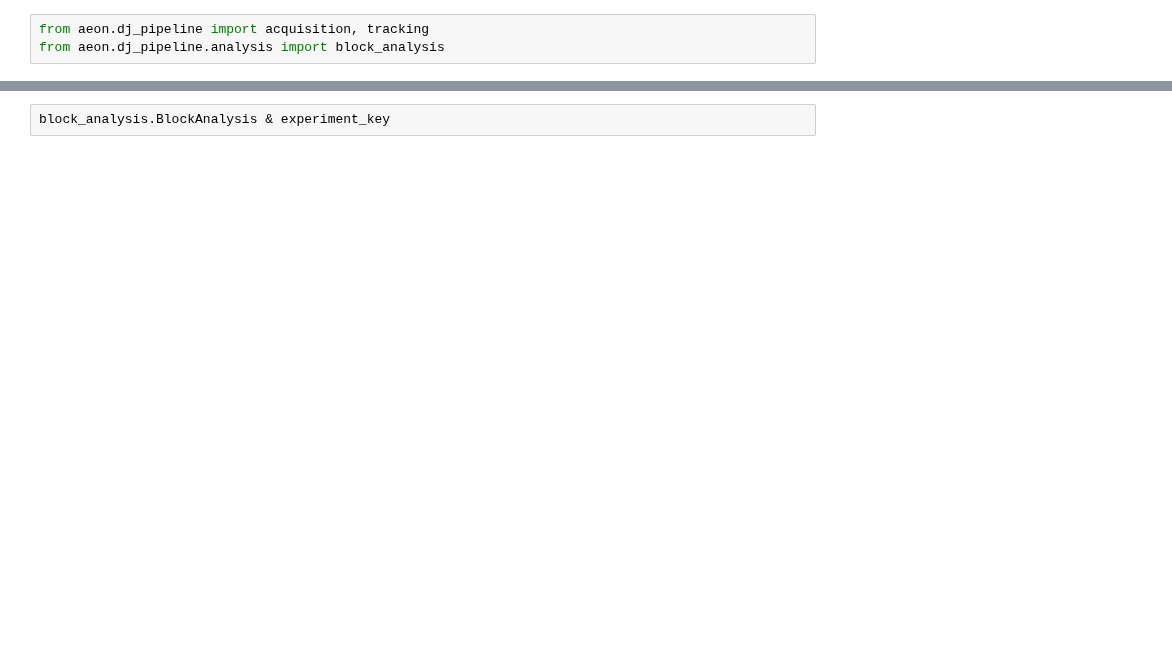
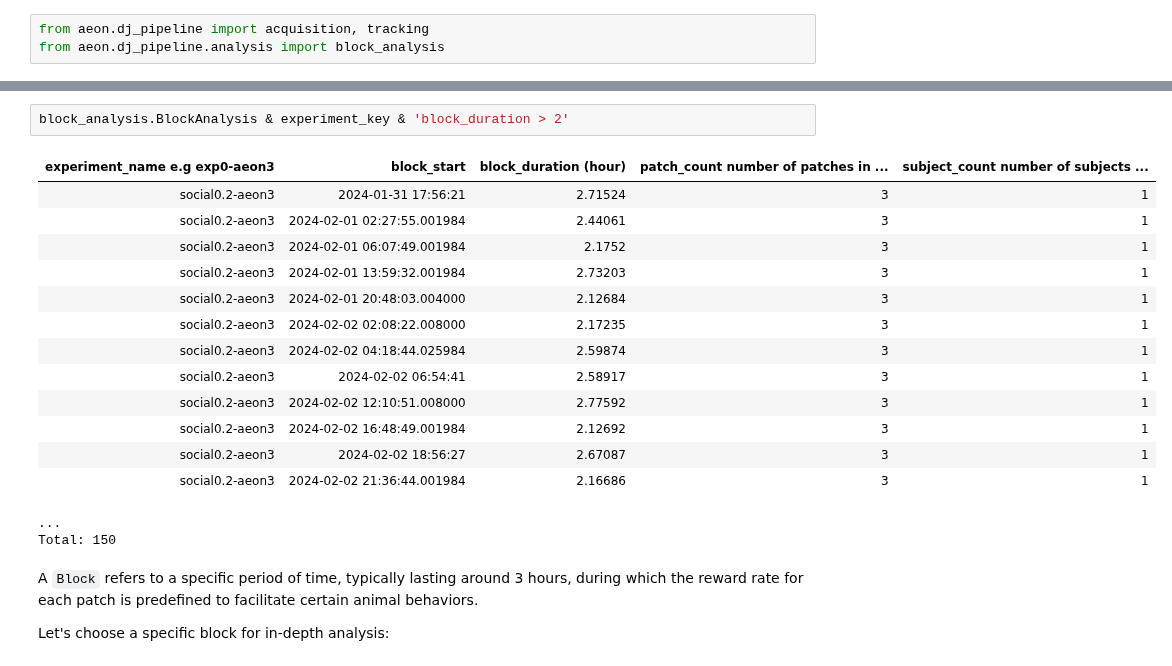
Before and after one commit to SainsburyWellcomeCentre/aeon_docs, a Jupyter notebook: src/user/how_to/dj_querying_data.ipynb, the cells around one changed output, grey strips where cells are left out. Drawn from its saved outputs; the diff is of its cells as text; blank space fills up the shorter version.

```diff
--- a/src/user/how_to/dj_querying_data.ipynb
+++ b/src/user/how_to/dj_querying_data.ipynb
@@ -41,2 +162,22 @@ block_analysis.Block & experiment_key
 # %%
-block_analysis.BlockAnalysis & experiment_key
+block_analysis.BlockAnalysis & experiment_key & 'block_duration > 2'
+# %% [output]
+| experiment_name e.g exp0-aeon3 | block_start | block_duration (hour) | patch_count number of patches in ... | subject_count number of subjects ... |
+| social0.2-aeon3 | 2024-01-31 17:56:21 | 2.71524 | 3 | 1 |
+| social0.2-aeon3 | 2024-02-01 02:27:55.001984 | 2.44061 | 3 | 1 |
+| social0.2-aeon3 | 2024-02-01 06:07:49.001984 | 2.1752 | 3 | 1 |
+| social0.2-aeon3 | 2024-02-01 13:59:32.001984 | 2.73203 | 3 | 1 |
+| social0.2-aeon3 | 2024-02-01 20:48:03.004000 | 2.12684 | 3 | 1 |
+| social0.2-aeon3 | 2024-02-02 02:08:22.008000 | 2.17235 | 3 | 1 |
+| social0.2-aeon3 | 2024-02-02 04:18:44.025984 | 2.59874 | 3 | 1 |
+| social0.2-aeon3 | 2024-02-02 06:54:41 | 2.58917 | 3 | 1 |
+| social0.2-aeon3 | 2024-02-02 12:10:51.008000 | 2.77592 | 3 | 1 |
+| social0.2-aeon3 | 2024-02-02 16:48:49.001984 | 2.12692 | 3 | 1 |
+| social0.2-aeon3 | 2024-02-02 18:56:27 | 2.67087 | 3 | 1 |
+| social0.2-aeon3 | 2024-02-02 21:36:44.001984 | 2.16686 | 3 | 1 |
+...
+Total: 150
+# %% [markdown]
+A `Block` refers to a specific period of time, typically lasting around 3 hours, during which the reward rate for each patch is predefined to facilitate certain animal behaviors.
+
+Let's choose a specific block for in-depth analysis:
```
Also changed, not shown: parts of 46 cells of this notebook.
